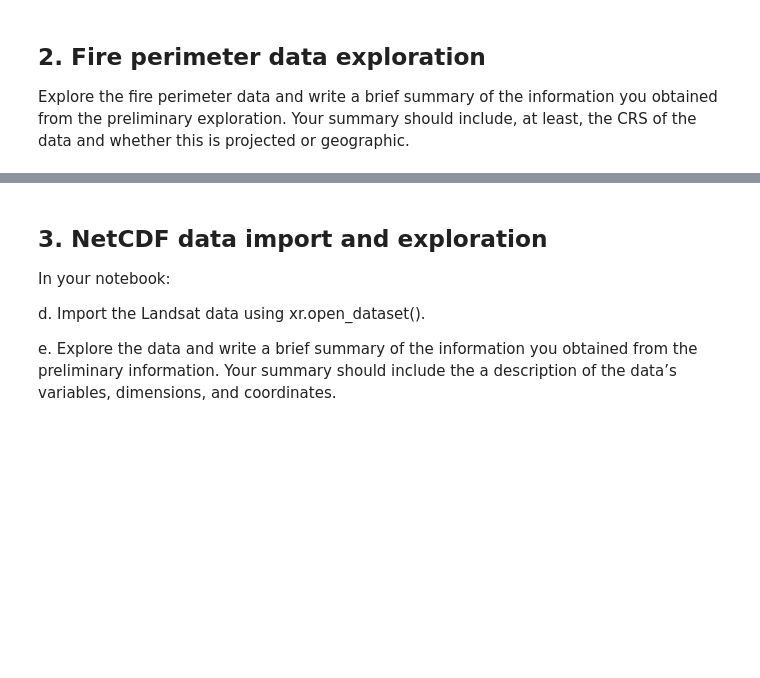
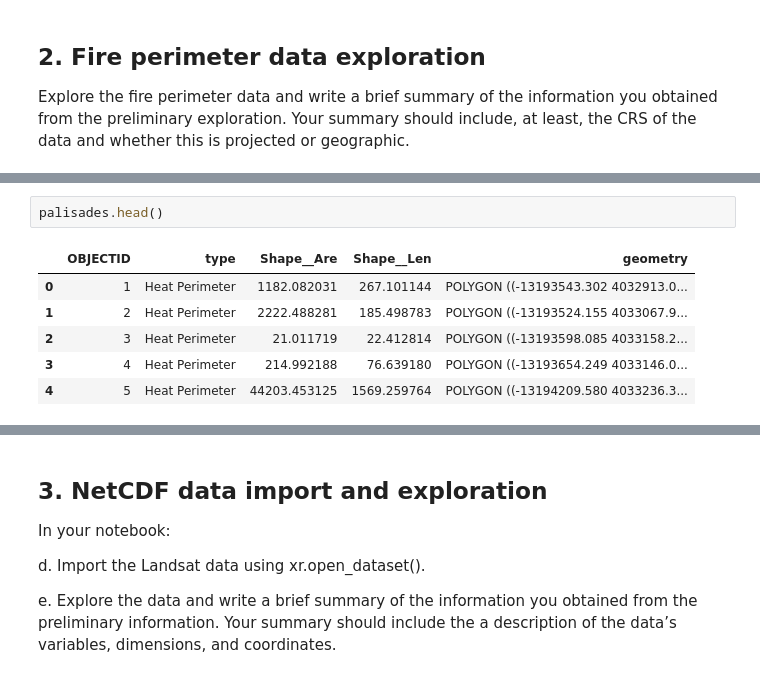
Before and after one commit to IIDonaji/eds220-hwk4, a Jupyter notebook: hwk4-task2-false-color-Medrano.ipynb, the cells around one changed output, grey strips where cells are left out. Drawn from its saved outputs; the diff is of its cells as text; blank space fills up the shorter version.

```diff
--- a/hwk4-task2-false-color-Medrano.ipynb
+++ b/hwk4-task2-false-color-Medrano.ipynb
@@ -40,0 +98,9 @@ Explore the fire perimeter data and write a brief summary of the information you
+# %%
+palisades.head()
+# %% [output]
+|  | OBJECTID | type | Shape__Are | Shape__Len | geometry |
+| 0 | 1 | Heat Perimeter | 1182.082031 | 267.101144 | POLYGON ((-13193543.302 4032913.0... |
+| 1 | 2 | Heat Perimeter | 2222.488281 | 185.498783 | POLYGON ((-13193524.155 4033067.9... |
+| 2 | 3 | Heat Perimeter | 21.011719 | 22.412814 | POLYGON ((-13193598.085 4033158.2... |
+| 3 | 4 | Heat Perimeter | 214.992188 | 76.639180 | POLYGON ((-13193654.249 4033146.0... |
+| 4 | 5 | Heat Perimeter | 44203.453125 | 1569.259764 | POLYGON ((-13194209.580 4033236.3... |
```
Also changed, not shown: parts of 15 cells of this notebook.
